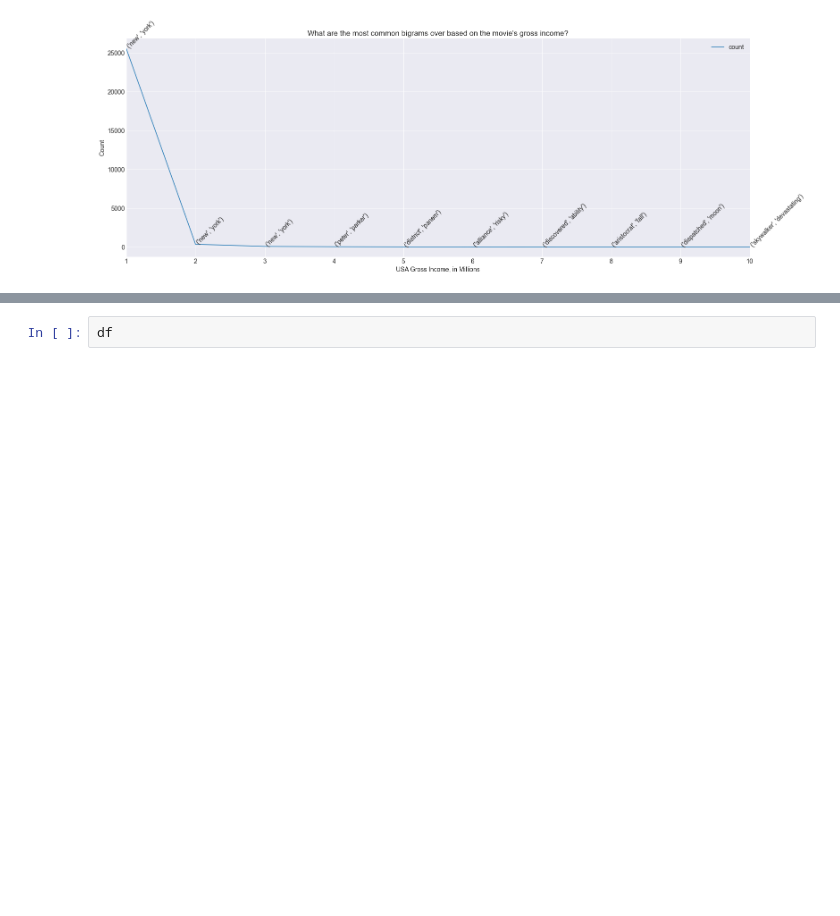
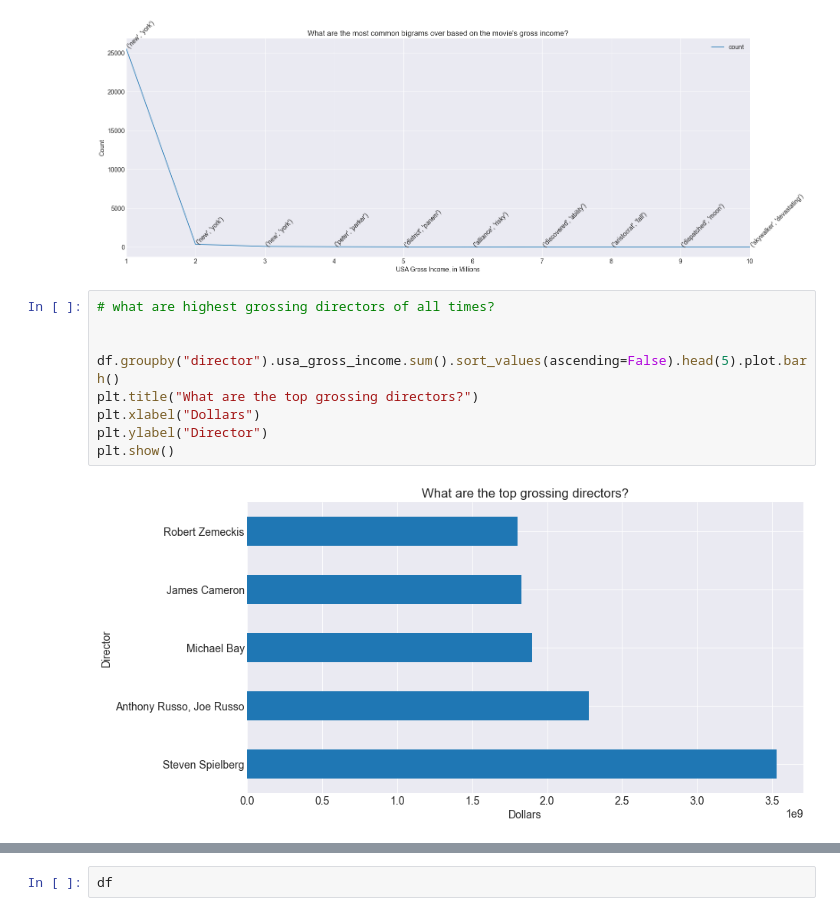
Before and after one commit to guedanie/movie_recommendation_model, a Jupyter notebook: wrangle_notebook.ipynb, the cells around one changed output, grey strips where cells are left out. Cells and saved outputs as stored; diff of their text form; blank space fills up the shorter version.

```diff
--- a/wrangle_notebook.ipynb
+++ b/wrangle_notebook.ipynb
@@ -315,3 +315,14 @@ for i in most_common_bigrams.index:
     ax.text(i-1, most_common_bigrams["count"][i],  f"{most_common_bigrams.most_frequent_bigram[i]}", rotation = 45)
 # %% [output]
 [figure]
+# %%
+# what are highest grossing directors of all times?
+
+
+df.groupby("director").usa_gross_income.sum().sort_values(ascending=False).head(5).plot.barh()
+plt.title("What are the top grossing directors?")
+plt.xlabel("Dollars")
+plt.ylabel("Director")
+plt.show()
+# %% [output]
+[figure, added]
```
Also changed, not shown: parts of 8 cells of this notebook.
